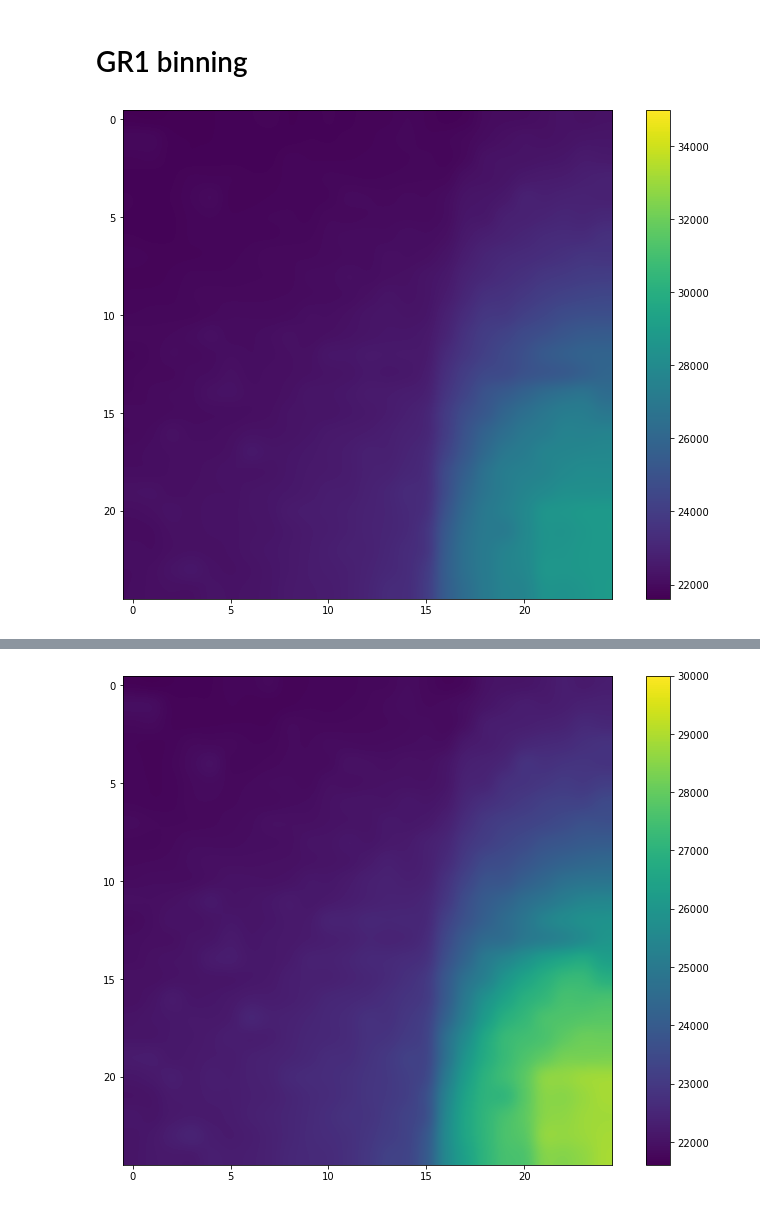
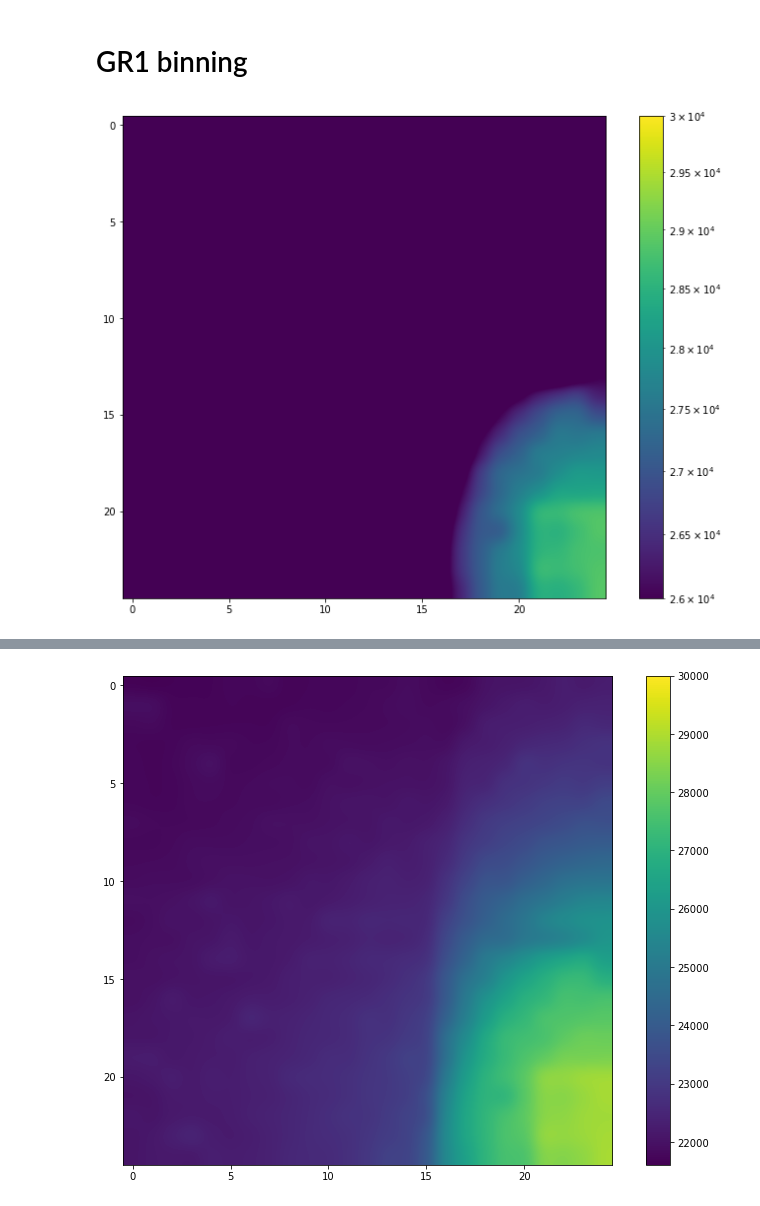
Before and after one commit to ahserhan/SiO2-SiV, a Jupyter notebook: pklFile/fine_data_process.ipynb, the cells around one changed output, grey strips where cells are left out. Drawn from its saved outputs; the diff is of its cells as text; code cells hidden in the pictures.

Commit message:
plot revision

```diff
--- a/pklFile/fine_data_process.ipynb
+++ b/pklFile/fine_data_process.ipynb
@@ -43,17 +43,17 @@ plt.show()
 # %%
 #bin selection min and max
 binMin = 742
 binMax = 745
 argmin = findarg(wavel, binMin)
 argmax = findarg(wavel, binMax)
 #integrate over the bin
 for i in range(px):
     for j in range(py):
         intensity[i][j] = im[i][j][argmin:argmax].sum()
 #bin intensity plot
 plt.figure(figsize=(12,9))
-plt.imshow(intensity, cmap='viridis',vmax = 3.5e4,interpolation='gaussian')
+plt.imshow(intensity, cmap='viridis',norm = LogNorm(vmin = 2.6e4,vmax = 3e4),interpolation='gaussian')
 plt.colorbar()
 plt.show()
 # %% [output]
-[figure, old version]
+[figure, new version]
```
Also changed, not shown: parts of 2 cells of this notebook, 6 other files.
